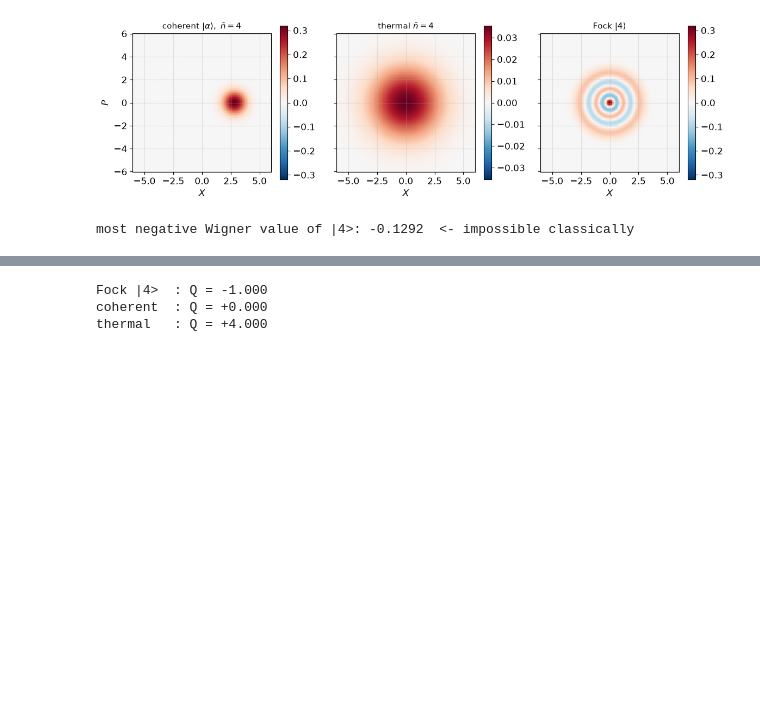
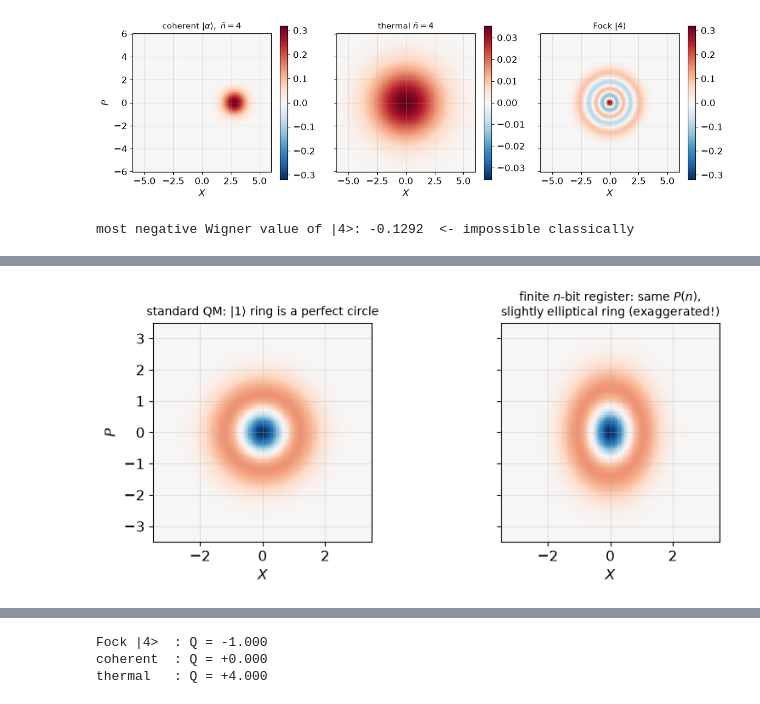
Before and after one commit to laserlab/CountingPhotons, a Jupyter notebook: lectures/01_QuantumLight_PhotonStatistics.ipynb, the cells around one changed output, grey strips where cells are left out. Cells and saved outputs as stored; diff of their text form; code cells hidden in the pictures; blank space fills up the shorter version.

```diff
--- a/lectures/01_QuantumLight_PhotonStatistics.ipynb
+++ b/lectures/01_QuantumLight_PhotonStatistics.ipynb
@@ -277,0 +269,25 @@ Q > 0 & \text{super-Poissonian (thermal: } Q = \bar n)\\
+# %%
+# Cartoon: what a finite-register Fock state would look like.
+# The predicted ellipticity is O(k^2/n) - tiny. Exaggerated ~15% here so
+# your eyes can see what the experiment would look for.
+st1 = qutip.fock(N, 1)
+eps = 1.15                                   # exaggeration factor
+W_qm = qutip.wigner(st1, xvec, xvec)
+W_reg = qutip.wigner(st1, xvec * eps, xvec / eps)   # squeezed coordinates
+
+fig, axes = plt.subplots(1, 2, figsize=(9, 3.8), sharey=True)
+for ax, (label, W) in zip(axes, [
+        (r"standard QM: $|1\rangle$ ring is a perfect circle", W_qm),
+        ("finite $n$-bit register: same $P(n)$,\nslightly elliptical ring "
+         "(exaggerated!)", W_reg)]):
+    vmax = np.abs(W).max()
+    ax.pcolormesh(xvec, xvec, W, cmap="RdBu_r", vmin=-vmax, vmax=vmax)
+    ax.set_title(label, fontsize=10)
+    ax.set_xlabel("$X$")
+    ax.set_aspect("equal")
+    ax.set_xlim(-3.5, 3.5); ax.set_ylim(-3.5, 3.5)
+axes[0].set_ylabel("$P$")
+plt.tight_layout()
+plt.show()
+# %% [output]
+[figure, added]
```
Also changed, not shown: parts of 4 cells of this notebook, 2 other files.
